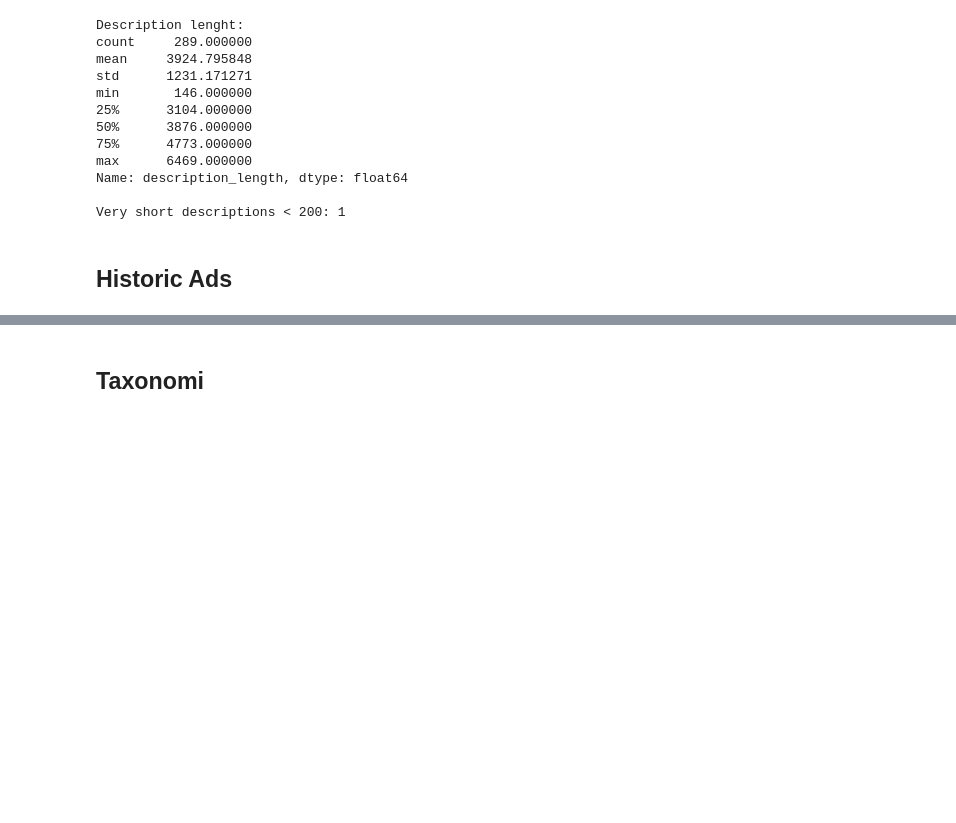
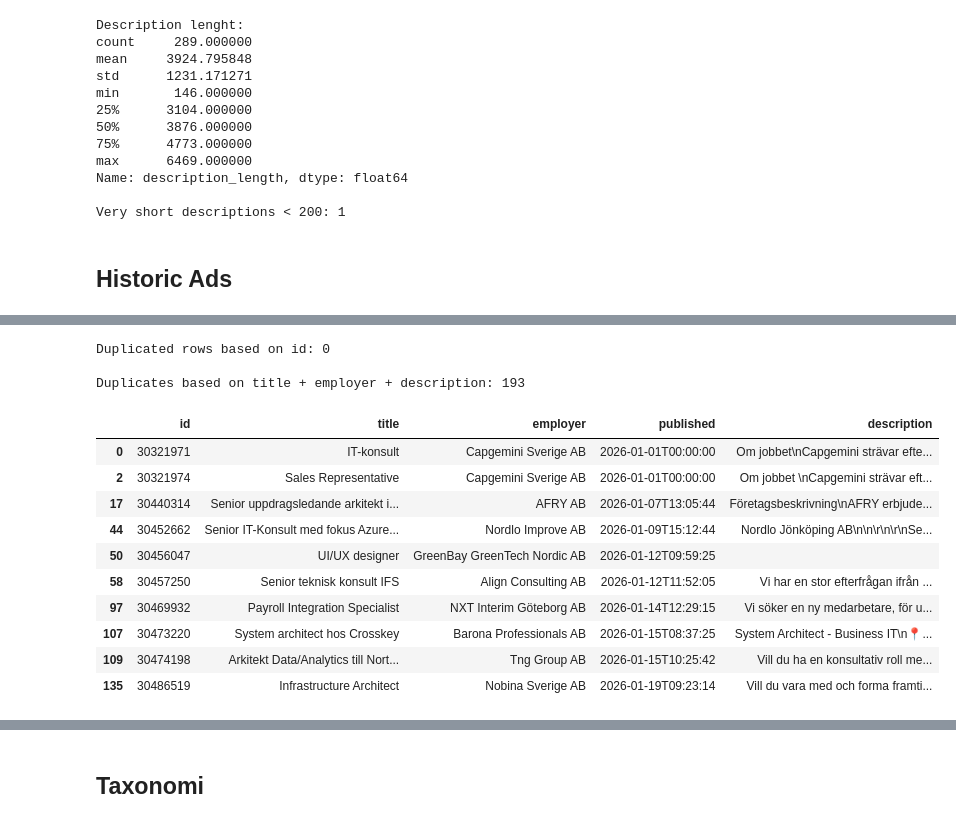
Before and after one commit to IreneGrisenti/Job_Ads_Skill_Analyzer, a Jupyter notebook: notebooks/01_exploration.ipynb, the cells around one changed output, grey strips where cells are left out. Saved outputs shown, nothing was run; the diff lists cells and outputs as text; code cells hidden in the pictures; blank space fills up the shorter version.

```diff
--- a/notebooks/01_exploration.ipynb
+++ b/notebooks/01_exploration.ipynb
@@ -217,0 +273,28 @@ with open("../data/raw_historic_ads_2511.json", encoding="utf-8") as f:
+# %%
+# duplicates
+print("Duplicated rows based on id:", raw_historic_df["id"].duplicated().sum())
+
+# duplicates based on title + employer + description
+duplicate_historic_ads = raw_historic_df.duplicated(
+    subset=["title", "employer", "description"]
+).sum()
+
+print("\nDuplicates based on title + employer + description:", duplicate_historic_ads)
+
+duplicate_historic_texts = raw_historic_df[raw_historic_df["description"].duplicated(keep=False)]
+duplicate_historic_texts[["id","title","employer","published","description"]].head(10)
+# %% [output]
+Duplicated rows based on id: 0
+
+Duplicates based on title + employer + description: 193
+|  | id | title | employer | published | description |
+| 0 | 30321971 | IT-konsult | Capgemini Sverige AB | 2026-01-01T00:00:00 | Om jobbet\nCapgemini strävar efte... |
+| 2 | 30321974 | Sales Representative | Capgemini Sverige AB | 2026-01-01T00:00:00 | Om jobbet \nCapgemini strävar eft... |
+| 17 | 30440314 | Senior uppdragsledande arkitekt i... | AFRY AB | 2026-01-07T13:05:44 | Företagsbeskrivning\nAFRY erbjude... |
+| 44 | 30452662 | Senior IT-Konsult med fokus Azure... | Nordlo Improve AB | 2026-01-09T15:12:44 | Nordlo Jönköping AB\n\n\r\n\r\nSe... |
+| 50 | 30456047 | UI/UX designer | GreenBay GreenTech Nordic AB | 2026-01-12T09:59:25 |  |
+| 58 | 30457250 | Senior teknisk konsult IFS | Align Consulting AB | 2026-01-12T11:52:05 | Vi har en stor efterfrågan ifrån ... |
+| 97 | 30469932 | Payroll Integration Specialist | NXT Interim Göteborg AB | 2026-01-14T12:29:15 | Vi söker en ny medarbetare, för u... |
+| 107 | 30473220 | System architect hos Crosskey | Barona Professionals AB | 2026-01-15T08:37:25 | System Architect - Business IT\n📍... |
+| 109 | 30474198 | Arkitekt Data/Analytics till Nort... | Tng Group AB | 2026-01-15T10:25:42 | Vill du ha en konsultativ roll me... |
+| 135 | 30486519 | Infrastructure Architect | Nobina Sverige AB | 2026-01-19T09:23:14 | Vill du vara med och forma framti... |
```
Also changed, not shown: parts of 12 cells of this notebook.
